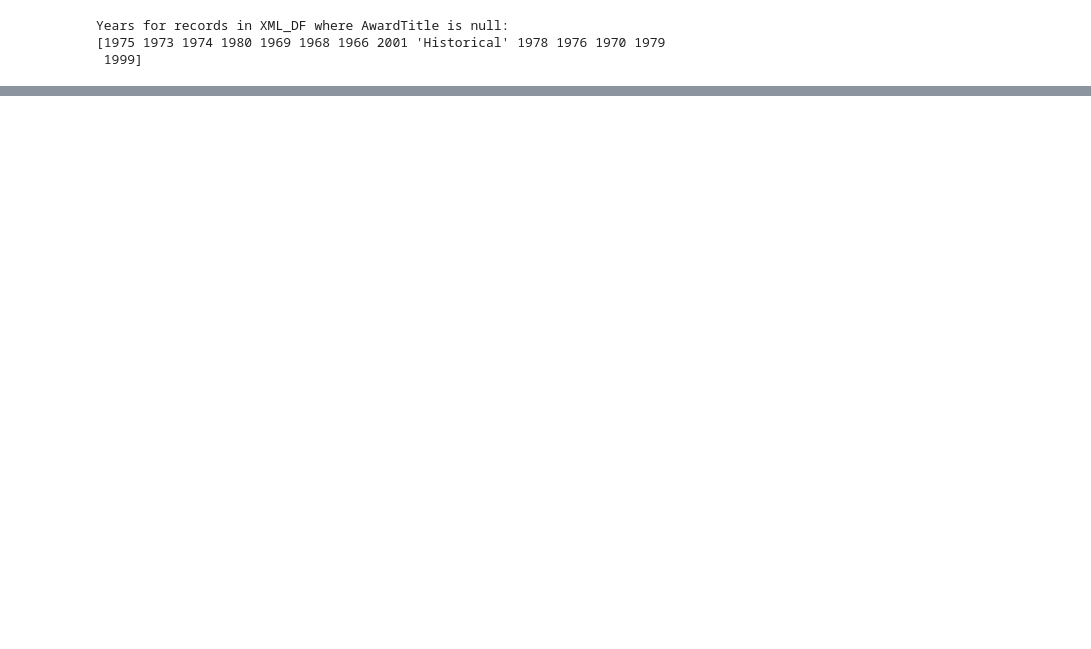
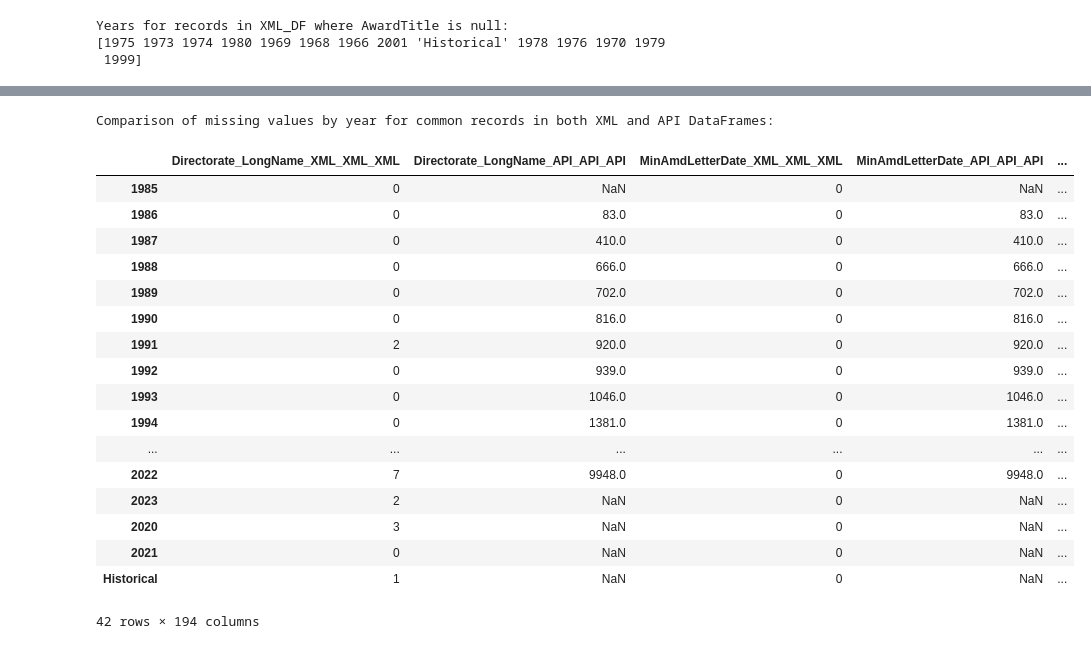
Before and after one commit to SeverinoCenter/nsf-award-extract, a Jupyter notebook: Comparing xml vs API data.ipynb, the cells around one changed output, grey strips where cells are left out. Cells and saved outputs as stored; diff of their text form; code cells hidden in the pictures; blank space fills up the shorter version.

```diff
--- a/Comparing xml vs API data.ipynb
+++ b/Comparing xml vs API data.ipynb
@@ -336,0 +340,9 @@ Comparison of Null Values in API_DF and XML_DF (1980 onwards):
+# %%
+xml_df['AwardID'] = xml_df['AwardID'].astype(str)
+api_df['AwardID'] = api_df['AwardID'].astype(str)
+
+common_award_ids = set(xml_df['AwardID']).intersection(set(api_df['AwardID']))
+common_xml_records = xml_df[xml_df['AwardID'].isin(common_award_ids)]
+common_api_records = api_df[api_df['AwardID'].isin(common_award_ids)]
+
+print(f"Number of common records: {len(common_award_ids)}")
@@ -336,0 +351,4 @@ Comparison of Null Values in API_DF and XML_DF (1980 onwards):
+# %%
+common_columns = set(common_xml_records.columns).intersection(set(common_api_records.columns))
+common_xml_records = common_xml_records[common_columns]
+common_api_records = common_api_records[common_columns]
@@ -336,0 +391,45 @@ Comparison of Null Values in API_DF and XML_DF (1980 onwards):
+# %%
+common_xml_records = common_xml_records.add_suffix('_XML')
+common_api_records = common_api_records.add_suffix('_API')
+
+if 'Year_XML' not in common_xml_records.columns:
+    common_xml_records['Year_XML'] = xml_df['Year']
+if 'Year_API' not in common_api_records.columns:
+    common_api_records['Year_API'] = api_df['Year']
+
+common_xml_missing_by_year = common_xml_records.groupby('Year_XML').apply(lambda x: x.isnull().sum())
+common_xml_missing_by_year['Total Records_XML'] = common_xml_records.groupby('Year_XML').size()
+
+common_api_missing_by_year = common_api_records.groupby('Year_API').apply(lambda x: x.isnull().sum())
+common_api_missing_by_year['Total Records_API'] = common_api_records.groupby('Year_API').size()
+
+merged_missing_by_year_common = pd.concat([common_xml_missing_by_year, common_api_missing_by_year], axis=1)
+
+xml_columns = [col for col in merged_missing_by_year_common.columns if col.endswith('_XML')]
+api_columns = [col.replace('_XML', '_API') for col in xml_columns]
+ordered_columns = [val for pair in zip(xml_columns, api_columns) for val in pair] + ['Total Records_XML', 'Total Records_API']
+
+merged_missing_by_year_common = merged_missing_by_year_common[ordered_columns]
+
+print("Comparison of missing values by year for common records in both XML and API DataFrames:")
+merged_missing_by_year_common
+# %% [output]
+Comparison of missing values by year for common records in both XML and API DataFrames:
+|  | Directorate_LongName_XML_XML_XML | Directorate_LongName_API_API_API | MinAmdLetterDate_XML_XML_XML | MinAmdLetterDate_API_API_API | ... |
+| 1985 | 0 | NaN | 0 | NaN | ... |
+| 1986 | 0 | 83.0 | 0 | 83.0 | ... |
+| 1987 | 0 | 410.0 | 0 | 410.0 | ... |
+| 1988 | 0 | 666.0 | 0 | 666.0 | ... |
+| 1989 | 0 | 702.0 | 0 | 702.0 | ... |
+| 1990 | 0 | 816.0 | 0 | 816.0 | ... |
+| 1991 | 2 | 920.0 | 0 | 920.0 | ... |
+| 1992 | 0 | 939.0 | 0 | 939.0 | ... |
+| 1993 | 0 | 1046.0 | 0 | 1046.0 | ... |
+| 1994 | 0 | 1381.0 | 0 | 1381.0 | ... |
+| ... | ... | ... | ... | ... | ... |
+| 2022 | 7 | 9948.0 | 0 | 9948.0 | ... |
+| 2023 | 2 | NaN | 0 | NaN | ... |
+| 2020 | 3 | NaN | 0 | NaN | ... |
+| 2021 | 0 | NaN | 0 | NaN | ... |
+| Historical | 1 | NaN | 0 | NaN | ... |
+42 rows × 194 columns
```
Also changed, not shown: parts of 24 cells of this notebook.
